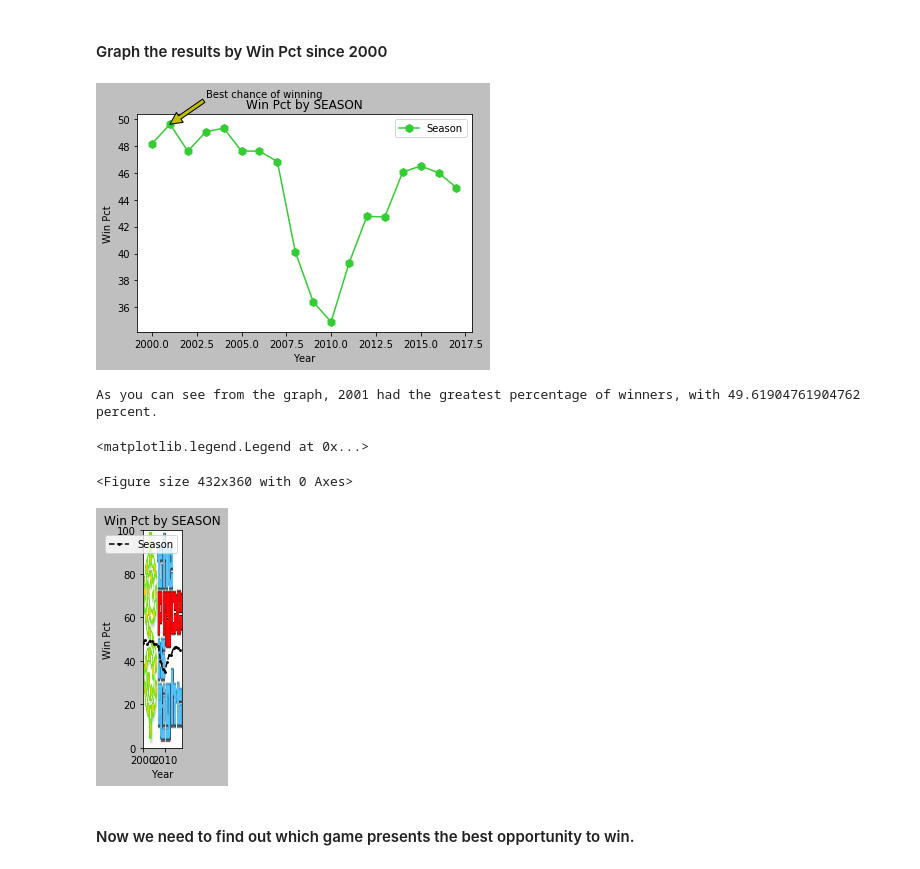
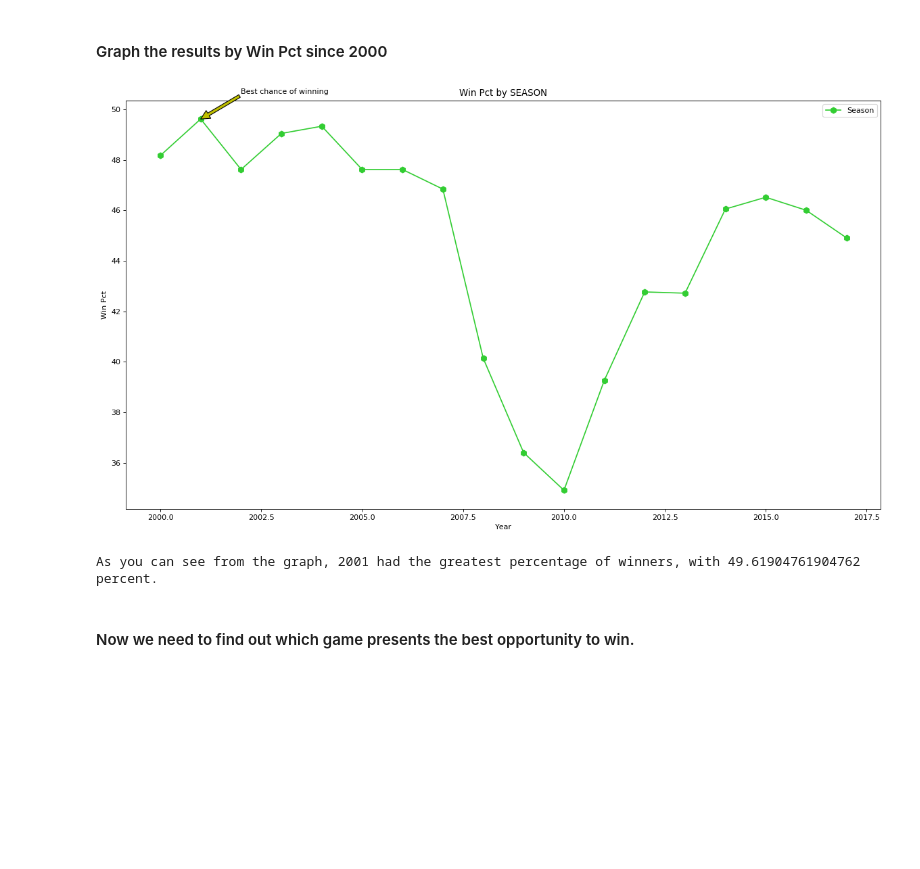
Before and after one commit to koryvette/priceisright, a Jupyter notebook: Price is Right statistics with Python.ipynb, the cells around one changed output. Cells and saved outputs as stored; diff of their text form; code cells hidden in the pictures; blank space fills up the shorter version.

```diff
--- a/Price is Right statistics with Python.ipynb
+++ b/Price is Right statistics with Python.ipynb
@@ -108,47 +106,25 @@ print (yr_max,win_max)
 # %%
 
 #im = plt.imread('C:\\Users\\79kor\\img3.jpg', format='jpg')
-
+plt.figure(figsize=(18,10), dpi=80)
 plt.plot(x,y,zorder=1, label='Season',color='limegreen', marker='h', markersize=8)
 #plt.imshow(im,zorder=0)
 
-plt.annotate('Best chance of winning',xy=(yr_max,win_max),xytext=(yr_max+2,win_max+2), arrowprops=dict(facecolor='y'))
+
+plt.annotate('Best chance of winning',xy=(yr_max,win_max),xytext=(yr_max+1,win_max+1), arrowprops=dict(facecolor='y'))
 
 plt.xlabel('Year')
 plt.ylabel('Win Pct')
 plt.title('Win Pct by SEASON')
 plt.legend()
 
 #plt.style.use('grayscale')
 
 plt.show()
 print('As you can see from the graph, '+ str(yr_max) +' had the greatest percentage of winners, with '+ str(win_max) + ' percent.')
 # %% [output]
-[figure, old version]
+[figure, new version]
 As you can see from the graph, 2001 had the greatest percentage of winners, with 49.61904761904762 percent.
-# %%
-x = seasonArray
-y = winpctArray
-im = plt.imread('C:\\Users\\79kor\\img3.jpg', format='jpg')
-
-fig = plt.figure()
-fig.set_figheight(5)
-fig.set_figwidth(6)
-
-
-fig, ax = plt.subplots()
-
-ax.imshow(im, extent=[2000,2018,0,100])
-ax.plot(x, y, '--', label='Season',color='black', marker='h', markersize=2)
-
-plt.xlabel('Year')
-plt.ylabel('Win Pct')
-plt.title('Win Pct by SEASON')
-plt.legend()
-# %% [output]
-<matplotlib.legend.Legend at 0x...>
-<Figure size 432x360 with 0 Axes>
-[figure, removed]
 # %% [markdown]
 #### Now we need to find out which game presents the best opportunity to win.
 # %%
```
Also changed, not shown: parts of 4 cells of this notebook.
